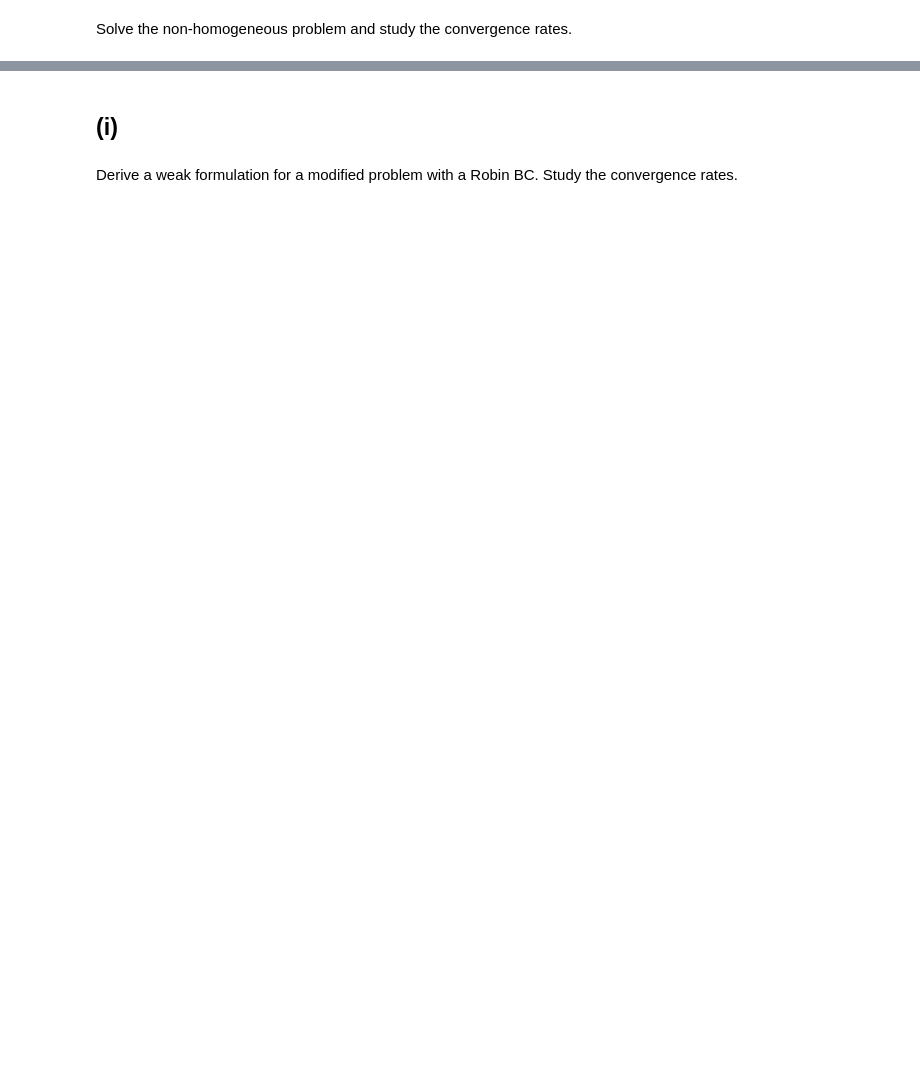
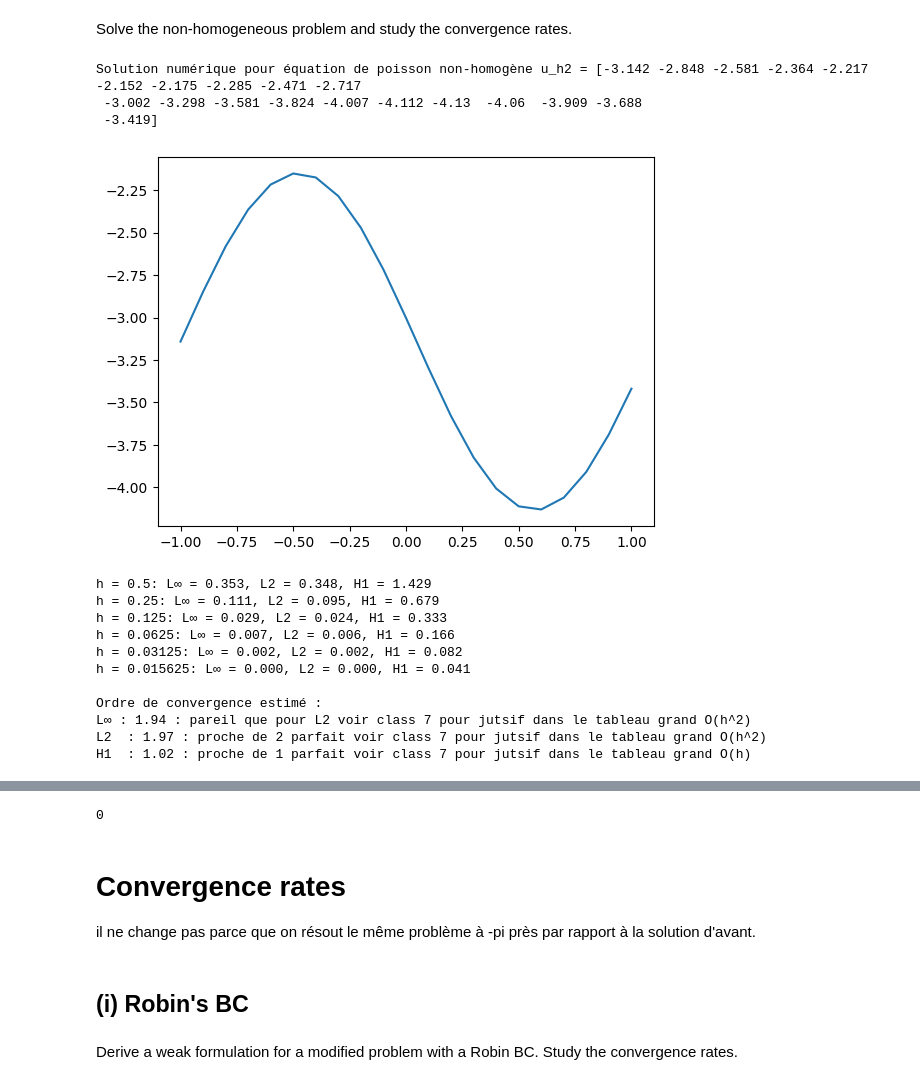
Before and after one commit to iFreecsss/FEM_lab1, a Jupyter notebook: lab1/ex1.ipynb, the cells around one changed output, grey strips where cells are left out. Drawn from its saved outputs; the diff is of its cells as text; code cells hidden in the pictures; blank space fills up the shorter version.

```diff
--- a/lab1/ex1.ipynb
+++ b/lab1/ex1.ipynb
@@ -301,13 +517,64 @@ Derive two weak formulations for a modified problem with non-homogeneous Dirichl
 # %% [markdown]
 Solve the non-homogeneous problem and study the convergence rates.
-# %%
-def solve_poisson_nonhomogeneous(h):
-    """
-    Function to compute the P1-FEM solution uh of the problem with non-homogeneous Dirichlet BCs with mesh-size h.
-    """
-    ...
-...
-hs = .5 ** np.arange(7)
-for h in hs:
-    ...
-...
+# %%
+def solve_poisson_nonhomogeneous(h):
+    """
+    Function to compute the P1-FEM solution uh of the problem with non-homogeneous Dirichlet BCs with mesh-size h.
+    """
+    K = assemble_LHS_poisson(createmesh1D(h))
+    F = assemble_RHS_poisson(createmesh1D(h), lambda x: 0.,
+                             lambda x: 9 * np.sin(3 * x + 3),
+                             lambda x: 3 * np.cos(6))
+
+    K_LU = la.lu_factor(K)
+    uh2 = la.lu_solve(K_LU, F) - np.pi
+    return uh2
+
+h = 0.1
+uh2 = solve_poisson_nonhomogeneous(h)
+print(f'Solution numérique pour équation de poisson non-homogène u_h2 = {np.round(uh2,3)}')
+plt.plot(createmesh1D(h)[0], uh2)
+plt.show()
+
+h_values = []
+errors_Linf = []
+errors_L2 = []
+errors_H1 = []
+
+for j in range(1, 7):
+    h = 2**(-j)
+    u_exact = np.sin(3*np.linspace(-1, 1, 10**4) + 3) - np.pi
+    uh2 = solve_poisson_nonhomogeneous(h)
+    mesh = createmesh1D(h)
+    x = np.linspace(-1, 1, 10**4)
+
+    error_Linf = eval_uh_Linf(mesh, uh2, x, u_exact)
+    error_L2_norm = eval_uh_L2norm(mesh, uh2, x, u_exact)
+    error_H1_norm = eval_uh_H1norm(mesh, uh2, x, u_exact)
+
+    h_values.append(h)
+    errors_Linf.append(error_Linf)
+    errors_L2.append(error_L2_norm)
+    errors_H1.append(error_H1_norm)
+
+    print(f"h = {h}: L∞ = {error_Linf:.3f}, L2 = {error_L2_norm:.3f}, H1 = {error_H1_norm:.3f}")
+
+convergence_Linf, convergence_L2, convergence_H1 = linear_regression_convergence(h_values, errors_Linf, errors_L2, errors_H1)
+
+trace(convergence_Linf, convergence_L2, convergence_H1, h_values, errors_Linf, errors_L2, errors_H1, condK_values)
+# %% [output]
+Solution numérique pour équation de poisson non-homogène u_h2 = [-3.142 -2.848 -2.581 -2.364 -2.217 -2.152 -2.175 -2.285 -2.471 -2.717
+ -3.002 -3.298 -3.581 -3.824 -4.007 -4.112 -4.13  -4.06  -3.909 -3.688
+ -3.419]
+[figure, added]
+h = 0.5: L∞ = 0.353, L2 = 0.348, H1 = 1.429
+h = 0.25: L∞ = 0.111, L2 = 0.095, H1 = 0.679
+h = 0.125: L∞ = 0.029, L2 = 0.024, H1 = 0.333
+h = 0.0625: L∞ = 0.007, L2 = 0.006, H1 = 0.166
+h = 0.03125: L∞ = 0.002, L2 = 0.002, H1 = 0.082
+h = 0.015625: L∞ = 0.000, L2 = 0.000, H1 = 0.041
+
+Ordre de convergence estimé :
+L∞ : 1.94 : pareil que pour L2 voir class 7 pour jutsif dans le tableau grand O(h^2)
+L2  : 1.97 : proche de 2 parfait voir class 7 pour jutsif dans le tableau grand O(h^2)
+H1  : 1.02 : proche de 1 parfait voir class 7 pour jutsif dans le tableau grand O(h)
@@ -314,4 +583,9 @@ for h in hs:
+0
+# %% [markdown]
+# Convergence rates
+
+il ne change pas parce que on résout le même problème à -pi près par rapport à la solution d'avant.
 # %% [markdown]
-## (i)
+## (i) Robin's BC
 # %% [markdown]
 Derive a weak formulation for a modified problem with a Robin BC. Study the convergence rates.
```
Also changed, not shown: parts of 38 cells of this notebook.
